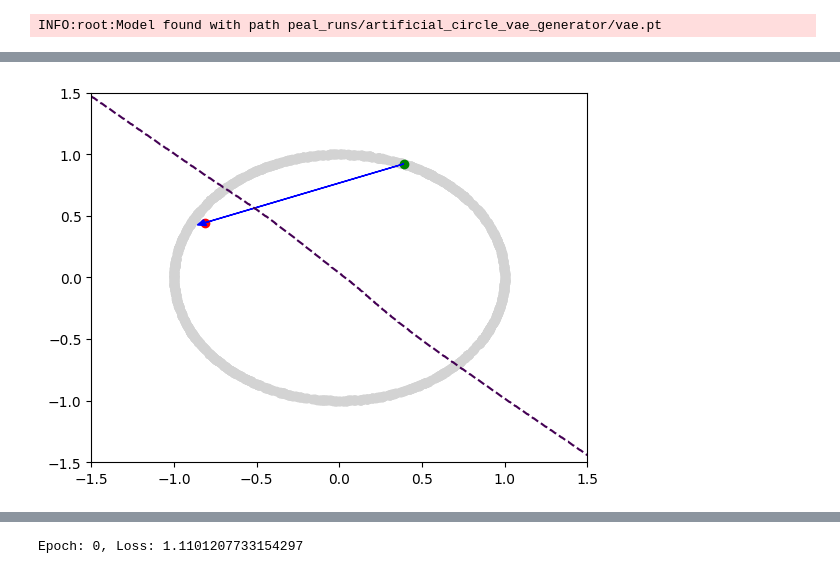
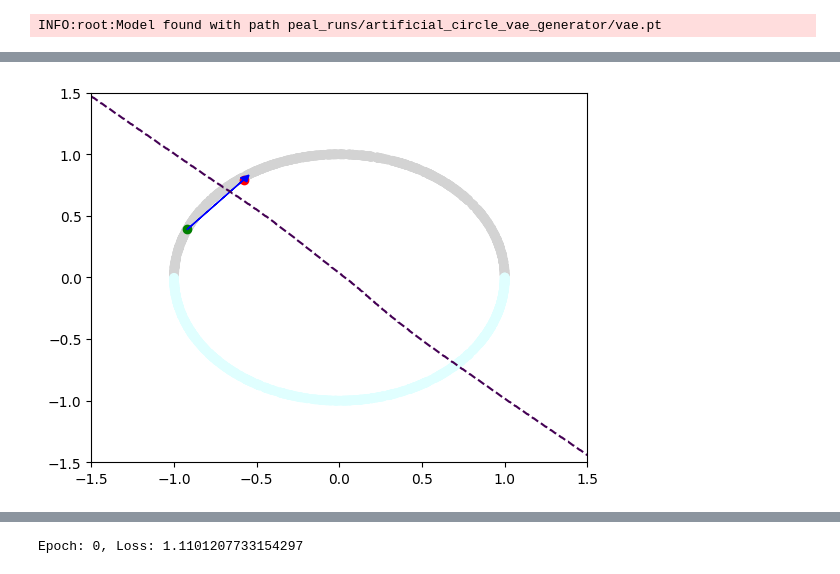
Before and after one commit to Explainable-AI-Berlin/pytorch_explain_and_adapt_library, a Jupyter notebook: notebooks/circle_vae.ipynb, the cells around one changed output, grey strips where cells are left out. Cells and saved outputs as stored; diff of their text form; code cells hidden in the pictures.

```diff
--- a/notebooks/circle_vae.ipynb
+++ b/notebooks/circle_vae.ipynb
@@ -45,6 +45,7 @@ import logging
 from torch.utils.data import DataLoader
 import math
 from peal.generators.interfaces import EditCapableGenerator
+%matplotlib inline
 
 logging.getLogger().setLevel(logging.INFO)
 
@@ -193,7 +194,7 @@ class CircleVAEAdaptor(EditCapableGenerator):
         z = model.reparameterize(mean, logvar).detach()  # no grads required for latents
 
         epsilon = torch.randn_like(z, requires_grad=True)
-        epsilon.data *= 0.01
+        epsilon.data *= 0.001
         optimizer = torch.optim.Adam([epsilon], lr=self.config['lr_counterfactual'], weight_decay=0)
 
         z_perturbed = z + epsilon
@@ -225,6 +226,19 @@ class CircleVAEAdaptor(EditCapableGenerator):
 
         return clean_batch, x, torch.stack(list_z), torch.stack(list_counterfactuals)
 
+    def discard_counterfactuals(self, counterfactuals, classifier, target_classes, target_confidence, minimal_counterfactuals):
+        for i in range(len(counterfactuals)):
+
+            new_counterfactuals_confidence = classifier(counterfactuals[i]).softmax(dim=-1)[:, target_classes[i]]
+
+            new_confidence_satisfied = new_counterfactuals_confidence > target_confidence
+
+            new_confidence_satisfied_indices = torch.nonzero(new_counterfactuals_confidence > target_confidence)
+
+            current_confidence_satisfied = classifier(minimal_counterfactuals[i:i+1]).softmax(dim=-1)[0][target_classes[i]].item() > target_confidence
+
+
+
     def edit(
             self,
             x_in: torch.Tensor,
@@ -248,14 +262,14 @@ class CircleVAEAdaptor(EditCapableGenerator):
         """
 
         list_counterfactuals = torch.zeros_like(x_in)
-        y_target_end_confidence = torch.zeros_like(x_in)
+        y_target_end_confidence = torch.zeros([x_in.shape[0]])
         counterfactuals = x_in
         for i in range(len(x_in)):
-            while True:
-                _, counterfactual, _ ,_ = self.DIVE(x_in[i:i + 1], target_classes[i:i + 1], self.model, classifier)
-                current_confidence = classifier(counterfactual).softmax(dim=-1)[0][target_classes[i].item()].item()
-                if current_confidence > target_confidence_goal:
-                    break
+            #while True:
+            _, counterfactual, _ ,_ = self.DIVE(x_in[i:i + 1], target_classes[i:i + 1], self.model, classifier)
+            current_confidence = classifier(counterfactual).softmax(dim=-1)[0][target_classes[i].item()].item()
+                #if current_confidence > target_confidence_goal:
+                #    break
             y_target_end_confidence[i] = current_confidence
             list_counterfactuals[i] = counterfactual
 
@@ -271,5 +285,5 @@ adaptor = CircleVAEAdaptor(config=adaptor_config.generator, dataset=train_set.da
 # %% [output]
 INFO:root:Model found with path peal_runs/artificial_circle_vae_generator/vae.pt
 # %%
-adaptor.train_and_load_vae(model_name='vae.pt')#, mode='train')
+adaptor.train_and_load_vae(model_name='vae_beta_0.07.pt')#, mode='train')
 # %% [output]
@@ -295,29 +368,30 @@ student = torch.load('peal_runs/artificial_circle_poisened_classifier/model.cpl'
 teacher = torch.load('peal_runs/artificial_circle_unpoisened_classifier/model.cpl')
 list_counterfactuals, diff_latent, y_target_end_confidence, x_list = adaptor.edit(x_in=sample[:,:2], target_confidence_goal=0.9, target_classes=student(sample[:,:2]).argmin(dim=-1), classifier=student)
 # %%
-#data = torch.zeros([len(dataset.data),len(dataset.attributes)], dtype=torch.float16)
-#for idx, key in enumerate(dataset.data):
-#    data[idx] = dataset.data[key]
-plt.scatter(data[:,0], data[:,1], c=np.where(data[:,3] == 0, 'lightcyan', 'lightgray')[0])
+data = torch.zeros([len(dataset.data),len(dataset.attributes)], dtype=torch.float16)
+for idx, key in enumerate(dataset.data):
+    data[idx] = dataset.data[key]
+plt.scatter(data[:,0], data[:,1], c=np.where(data[:,3] == 0, 'lightcyan', 'lightgray'))
 for i, point in enumerate(list_counterfactuals):
     plt.scatter(x_list[i][0], x_list[i][1], color='green', label='start')
     plt.scatter(point[0], point[1], color='red', label='end')
     plt.arrow(
         x_list[i][0], x_list[i][1], # plot the original point plus arrow until (j+granularity)th point
         point[0] - x_list[i][0],
         point[1] - x_list[i][1],
         head_width=0.05, head_length=0.05, fc='blue', ec='blue',
 
     )
     break
 input_idx = [0,1]
 xx1, xx2 = np.meshgrid(*[np.linspace(float(data[:, [input_idx]].min()-0.5),float(data[:, [input_idx]].max()+0.5), 1000) for idx in input_idx])
 grid = torch.from_numpy(np.array([xx1.flatten(), xx2.flatten()]).T).to(torch.float32)
+z = student(grid).to(torch.float32).detach().numpy().argmax(axis=1).reshape(xx1.shape)
 plt.contour(xx1, xx2, z, levels=[0],linestyles='dashed', label='decision boundary')
 #plt.legend()
 plt.show()
 # %% [output]
-[figure, old version]
+[figure, new version]
 # %%
 original, counterfactuals, latents, list_counterfactuals = adaptor.DIVE(clean_batch=sample[4:5,:2], target_classes=student(sample[4:5,:2]).argmin(dim=-1), model=adaptor.model, classifier=student)
 # %%
```
Also changed, not shown: parts of 6 cells of this notebook, 10 other files.
